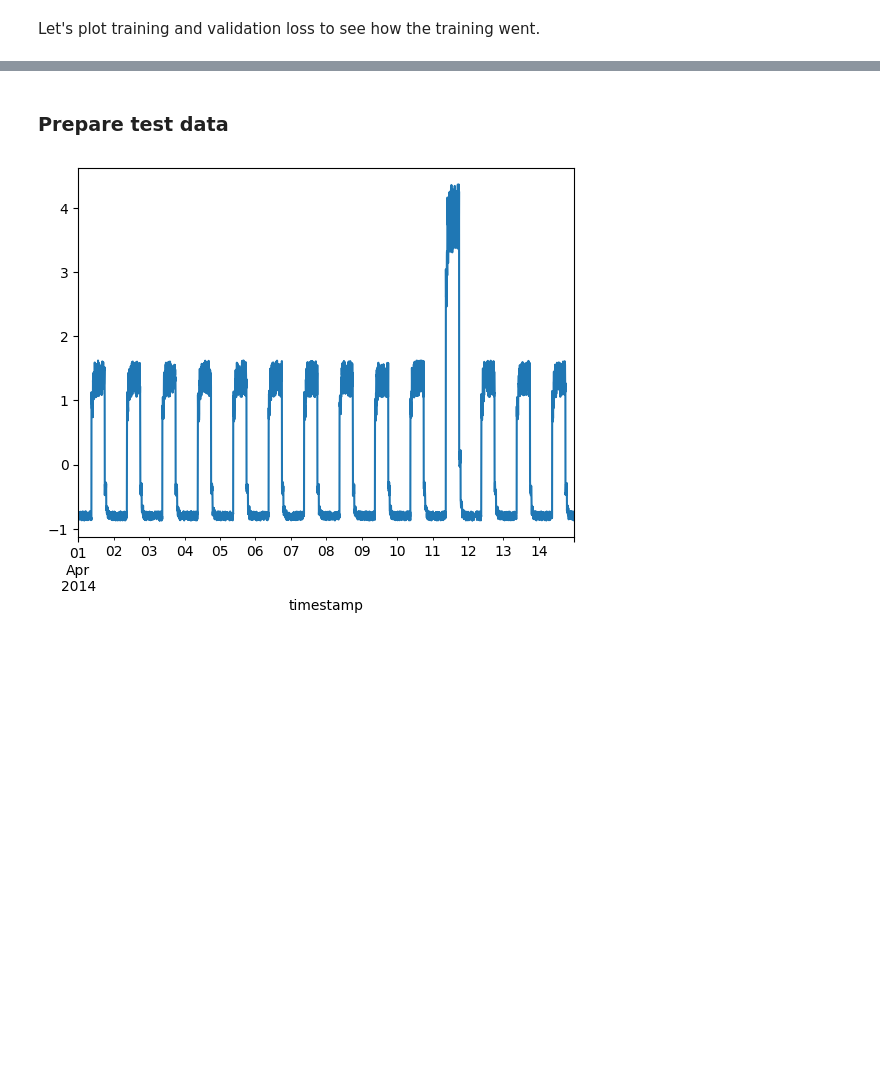
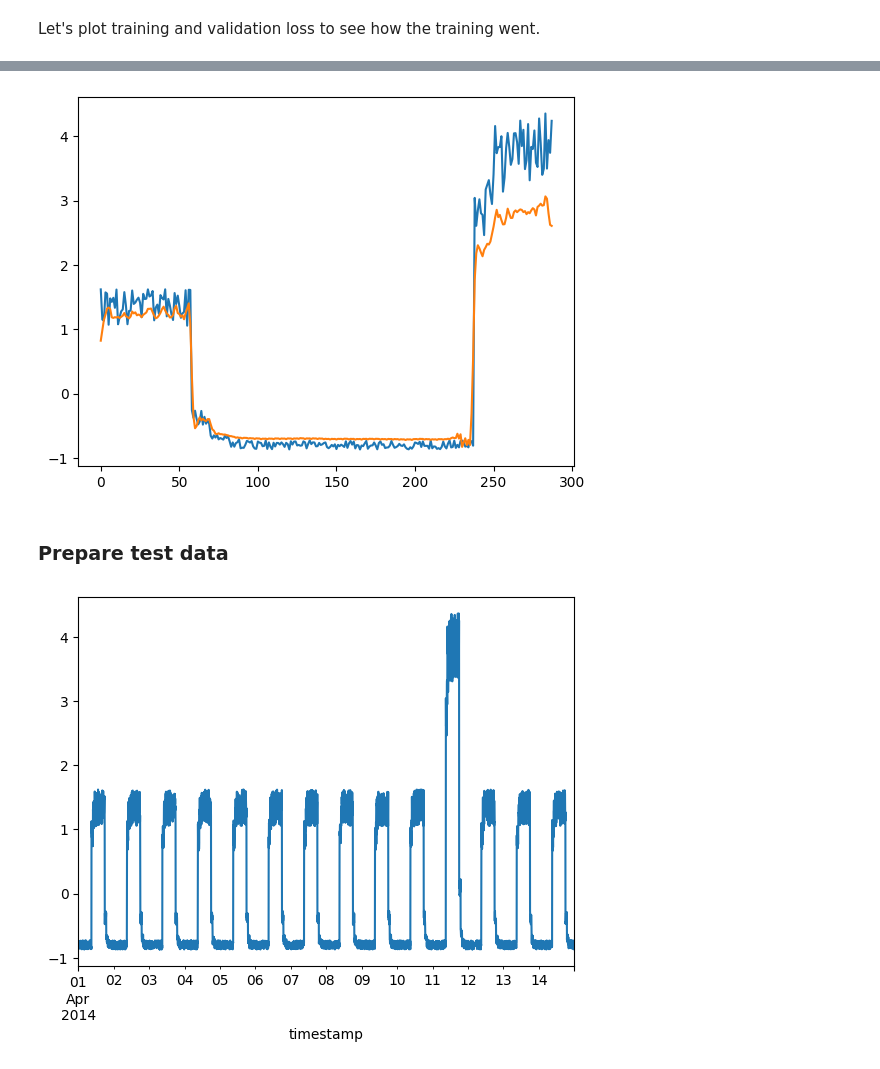
Before and after one commit to orkungedik/ml, a Jupyter notebook: examples/timeseries/ipynb/timeseries_anomaly_detection.ipynb, the cells around one changed output, grey strips where cells are left out. Saved outputs shown, nothing was run; the diff lists cells and outputs as text; code cells hidden in the pictures; blank space fills up the shorter version.

```diff
--- a/examples/timeseries/ipynb/timeseries_anomaly_detection.ipynb
+++ b/examples/timeseries/ipynb/timeseries_anomaly_detection.ipynb
@@ -222,3 +234,10 @@ plt.show()
+# %%
+# Checking how the first sequence is learnt
+plt.plot(x_test[2750])
+plt.plot(x_test_pred[2750])
+plt.show()
+# %% [output]
+[figure, added]
 # %% [markdown]
 ### Prepare test data
 # %%
```
Also changed, not shown: parts of 8 cells of this notebook.
